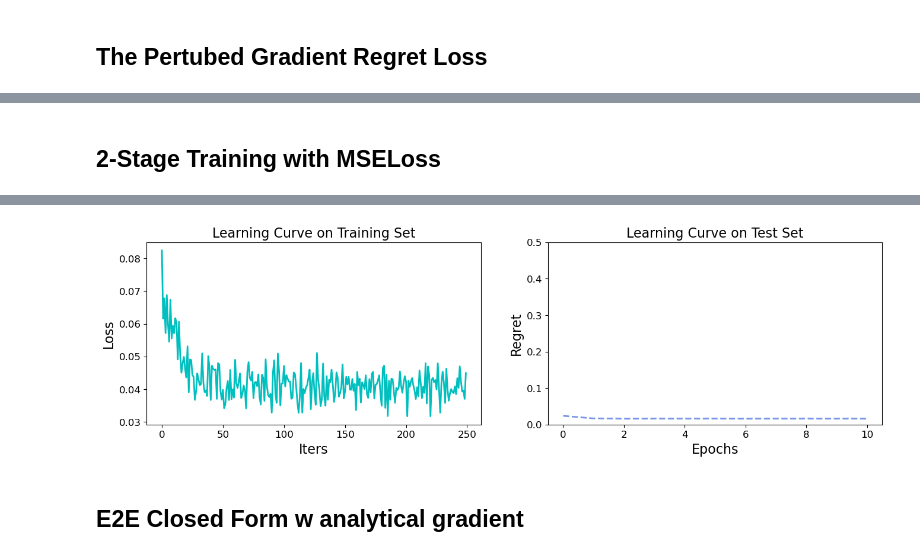
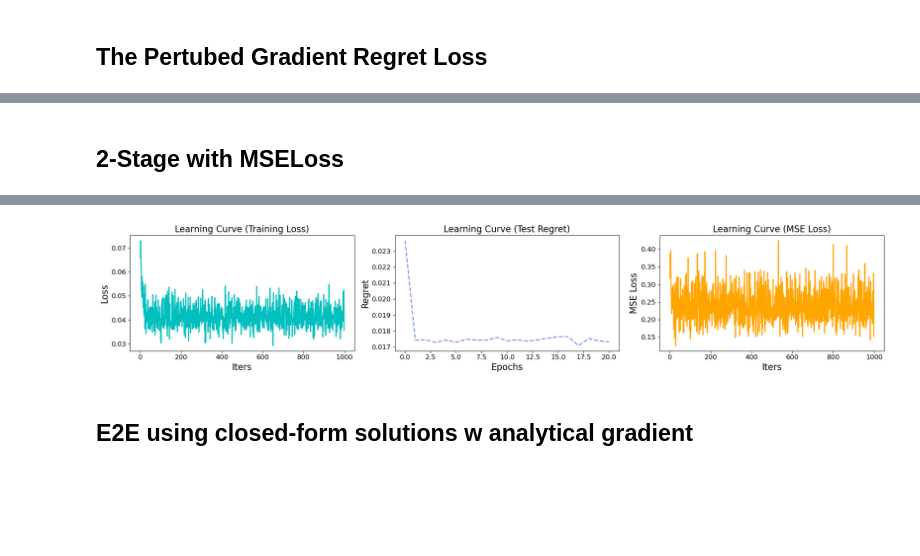
Before and after one commit to DennisWang2488/main, a Jupyter notebook: Notebooks/fyp.ipynb, the cells around one changed output, grey strips where cells are left out. Cells and saved outputs as stored; diff of their text form; code cells hidden in the pictures; blank space fills up the shorter version.

```diff
--- a/Notebooks/fyp.ipynb
+++ b/Notebooks/fyp.ipynb
@@ -532,7 +548,7 @@ def visLearningCurve(loss_log, loss_log_regret, mse_loss_log):
 # %% [markdown]
 ### Generate Data
 # %%
-num_data = 1000
+num_data = 2000
 num_features = 20
 num_items = 5
 x, r, c, Q = genData(num_data, num_features, num_items)
@@ -711,7 +733,7 @@ model = LinearRegressionModel(num_items, num_features).to(device)
 criterion = RegretLoss(optModelClosed,Q)
 
 # Run the training
-loss_log, loss_log_regret, mse_loss_log = trainModel(model, criterion, num_epochs=10, lr=1e-2)
+loss_log, loss_log_regret, mse_loss_log = trainModel(model, criterion, num_epochs=20, lr=1e-2)
 
 # Visualize the learning curves
 visLearningCurve(loss_log, loss_log_regret, mse_loss_log)
@@ -718,11 +759,14 @@ visLearningCurve(loss_log, loss_log_regret, mse_loss_log)
 # %% [markdown]
-## 2-Stage Training with MSELoss
+## 2-Stage with MSELoss
 # %%
 def trainModel(predmodel, loss_func, num_epochs=10, lr=1e-2):
     optimizer = torch.optim.Adam(predmodel.parameters(), lr=lr)
+    mse_loss_func = RegretLoss(optModelClosed,Q)  # Fixed MSE loss metric
     predmodel.train()
+
     loss_log = []
     loss_log_regret = [regret(predmodel, optmodel, loader_test)]
+    mse_loss_log = []  # New MSE loss log
     elapsed = 0
 
     for epoch in range(num_epochs):
@@ -733,10 +777,12 @@ def trainModel(predmodel, loss_func, num_epochs=10, lr=1e-2):
                 x, c, r, d, z = x.cuda(), c.cuda(), r.cuda(), d.cuda(), z.cuda()
 
             optimizer.zero_grad()
-            rp = predmodel(x)
+            rp = predmodel(x)  # Forward pass
 
-            # loss = loss_func(rp, r) if using torch.nn.MSELoss
+            # Compute the regret loss (original loss)
             loss = loss_func(rp, r)
+            # Compute MSE loss (new fixed metric)
+            mse_loss = mse_loss_func(rp, r, c, z)
 
             loss.backward()
             optimizer.step()
@@ -744,32 +790,15 @@ def trainModel(predmodel, loss_func, num_epochs=10, lr=1e-2):
             tock = time.time()
             elapsed += tock - tick
             loss_log.append(loss.item())
+            mse_loss_log.append(mse_loss.item())  # Log the MSE loss
 
+        # Compute and log the regret loss after each epoch
         regret_loss = regret(predmodel, optmodel, loader_test)
         loss_log_regret.append(regret_loss)
-        print("Epoch {:2},  Loss: {:9.4f},  Regret: {:7.4f}%".format(epoch + 1, loss.item(), regret_loss * 100))
-    predmodel.eval()
-    print("Total Elapsed Time: {:.2f} Sec.".format(elapsed))
-    return loss_log, loss_log_regret
+        print(f"Epoch {epoch + 1:2},  Loss: {loss.item():9.4f},  MSE: {mse_loss.item():7.4f},  Regret: {regret_loss * 100:7.4f}%")
 
-def visLearningCurve2(loss_log, loss_log_regret):
-    fig, (ax1, ax2) = plt.subplots(1, 2, figsize=(16, 4))
-
-    ax1.plot(loss_log, color="c", lw=2)
-    ax1.tick_params(axis="both", which="major", labelsize=12)
-    ax1.set_xlabel("Iters", fontsize=16)
-    ax1.set_ylabel("Loss", fontsize=16)
-    ax1.set_title("Learning Curve on Training Set", fontsize=16)
-
-    ax2.plot(loss_log_regret, color="royalblue", ls="--", alpha=0.7, lw=2)
-    ax2.set_xticks(range(0, len(loss_log_regret), 2))
-    ax2.tick_params(axis="both", which="major", labelsize=12)
-    ax2.set_ylim(0, 0.5)
-    ax2.set_xlabel("Epochs", fontsize=16)
-    ax2.set_ylabel("Regret", fontsize=16)
-    ax2.set_title("Learning Curve on Test Set", fontsize=16)
-
-    plt.show()
+    print(f"Total Elapsed Time: {elapsed:.2f} Sec.")
+    return loss_log, loss_log_regret, mse_loss_log  # Return MSE loss log as well
 # %%
 # Set up the model, optimizer, and MSE loss
 optmodel = optModel
@@ -778,8 +807,8 @@ model = LinearRegressionModel(num_items, num_features).to(device)
 criterion = nn.MSELoss()
 
 # Run the training
-loss_log, loss_log_regret = trainModel(model, criterion, num_epochs=10, lr=1e-2)
+loss_log, loss_log_regret, mse_loss_log = trainModel(model, criterion, num_epochs=20, lr=1e-2)
 
 # Visualize the learning curves
-visLearningCurve2(loss_log, loss_log_regret)
+visLearningCurve(loss_log, loss_log_regret, mse_loss_log)
 # %% [output]
@@ -797,6 +832,6 @@ Total Elapsed Time: 11.87 Sec.
-[figure, old version]
+[figure, new version]
 # %% [markdown]
-## E2E Closed Form w analytical gradient
+## E2E using closed-form solutions w analytical gradient
 # %%
 def closed_form_solution_and_gradient(c, r, Q=Q, alpha=0.5):
     """
```
Also changed, not shown: parts of 18 cells of this notebook, 3 other files.
